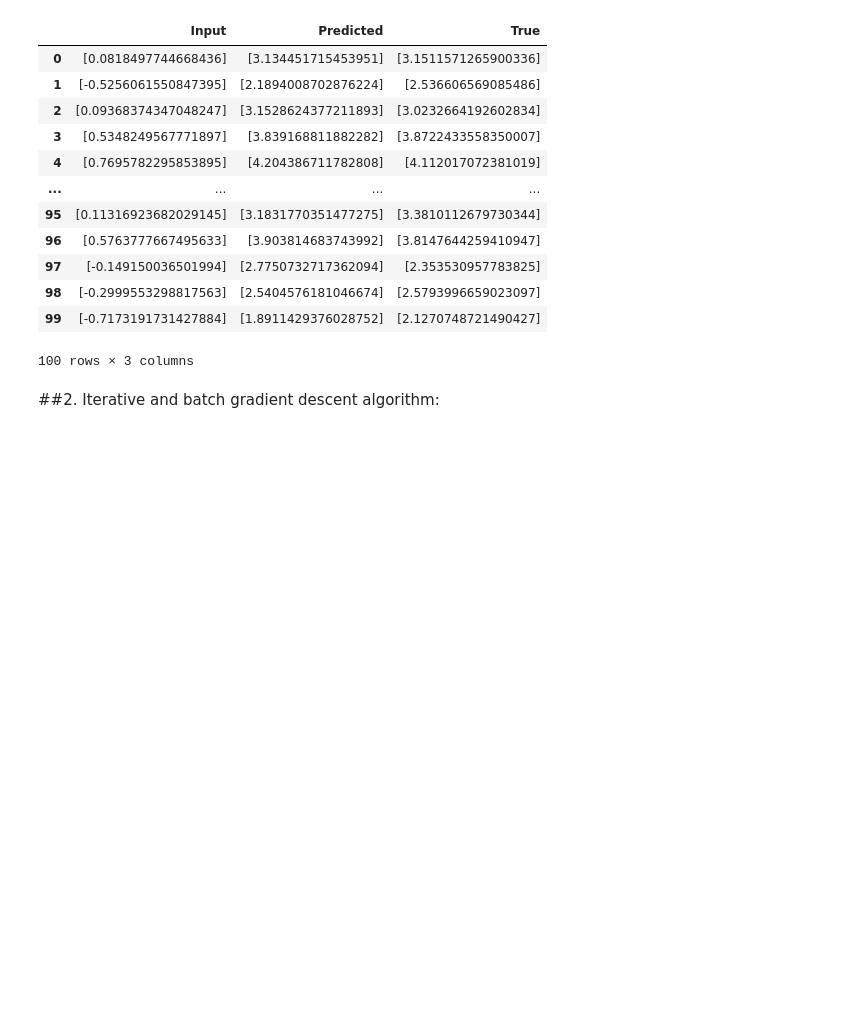
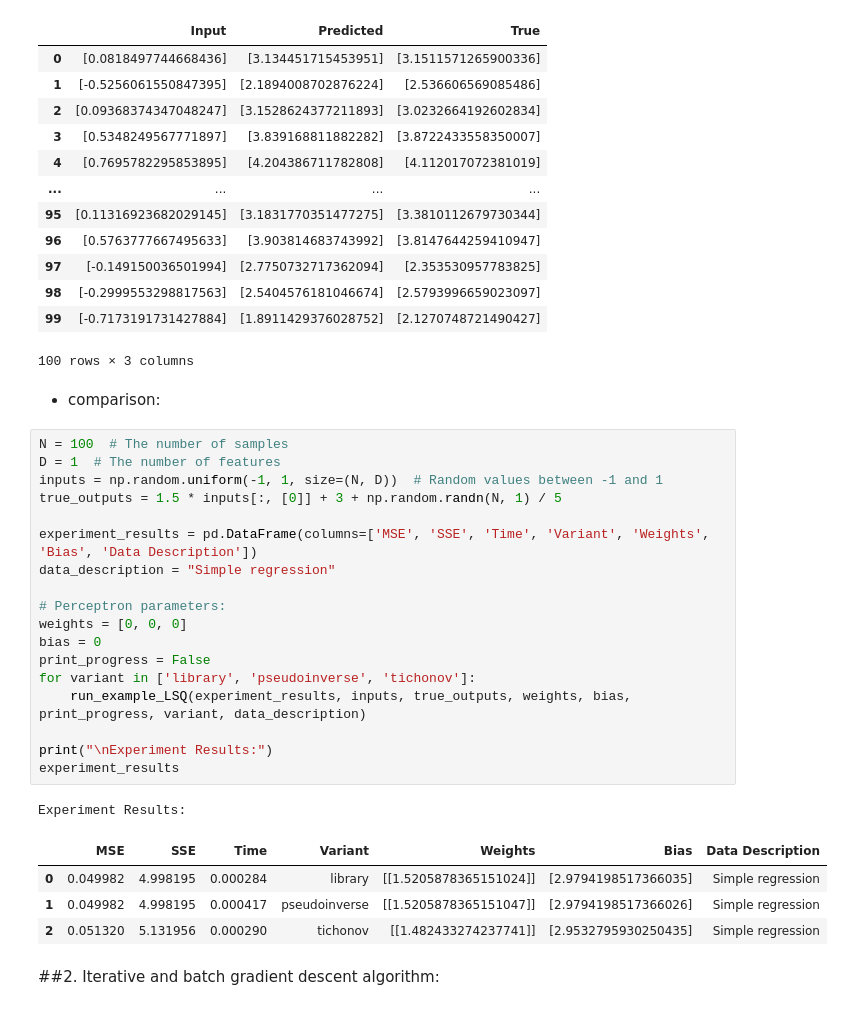
Before and after one commit to reitezuz/18NES1-2025-, a Jupyter notebook: week3/linear_neuron.ipynb, the cells around one changed output. Cells and saved outputs as stored; diff of their text form; blank space fills up the shorter version.

```diff
--- a/week3/linear_neuron.ipynb
+++ b/week3/linear_neuron.ipynb
@@ -358,6 +441,32 @@ MSE error: 0.04561545832850948
 | 98 | [-0.2999553298817563] | [2.5404576181046674] | [2.5793996659023097] |
 | 99 | [-0.7173191731427884] | [1.8911429376028752] | [2.1270748721490427] |
 100 rows × 3 columns
+# %% [markdown]
+- comparison:
+# %%
+N = 100  # The number of samples
+D = 1  # The number of features
+inputs = np.random.uniform(-1, 1, size=(N, D))  # Random values between -1 and 1
+true_outputs = 1.5 * inputs[:, [0]] + 3 + np.random.randn(N, 1) / 5
+
+experiment_results = pd.DataFrame(columns=['MSE', 'SSE', 'Time', 'Variant', 'Weights', 'Bias', 'Data Description'])
+data_description = "Simple regression"
+
+# Perceptron parameters:
+weights = [0, 0, 0]
+bias = 0
+print_progress = False
+for variant in ['library', 'pseudoinverse', 'tichonov']:
+    run_example_LSQ(experiment_results, inputs, true_outputs, weights, bias, print_progress, variant, data_description)
+
+print("\nExperiment Results:")
+experiment_results
+# %% [output]
+Experiment Results:
+|  | MSE | SSE | Time | Variant | Weights | Bias | Data Description |
+| 0 | 0.049982 | 4.998195 | 0.000284 | library | [[1.5205878365151024]] | [2.9794198517366035] | Simple regression |
+| 1 | 0.049982 | 4.998195 | 0.000417 | pseudoinverse | [[1.5205878365151047]] | [2.9794198517366026] | Simple regression |
+| 2 | 0.051320 | 5.131956 | 0.000290 | tichonov | [[1.482433274237741]] | [2.9532795930250435] | Simple regression |
 # %% [markdown]
 ##2. Iterative and batch gradient descent algorithm:
 # %%
```
Also changed, not shown: parts of 5 cells of this notebook.
